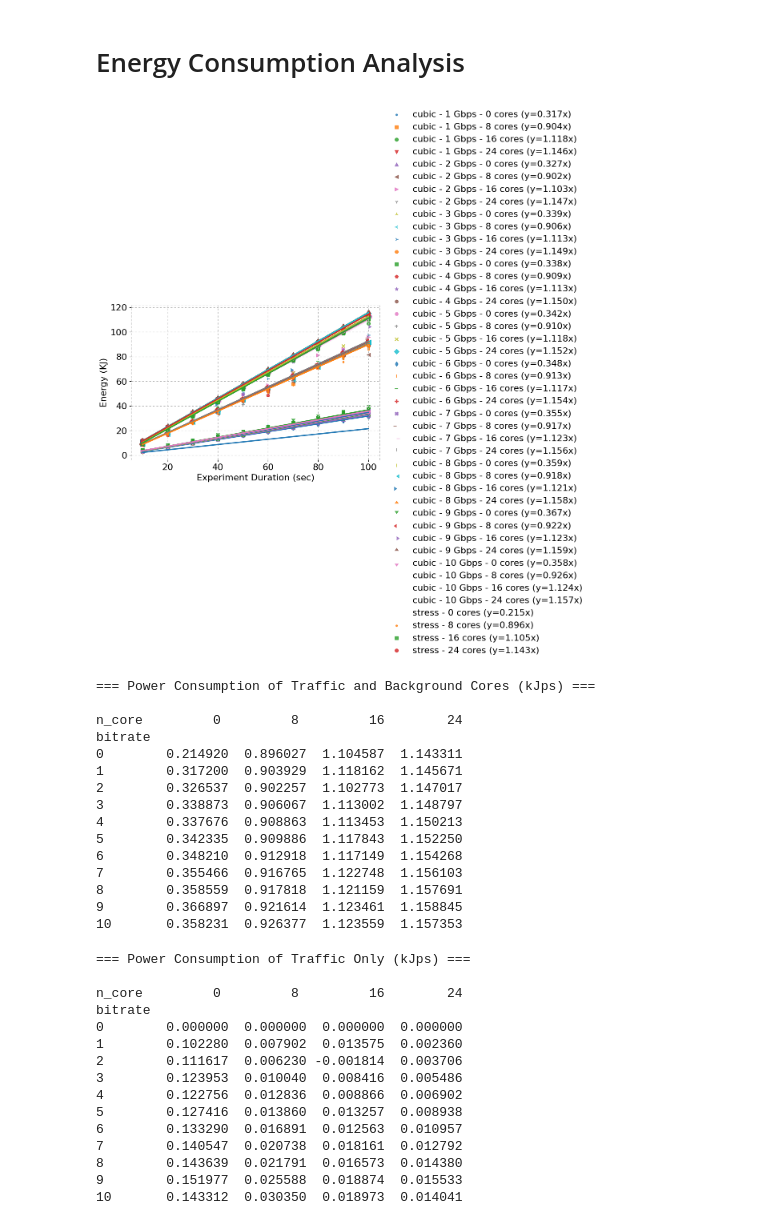
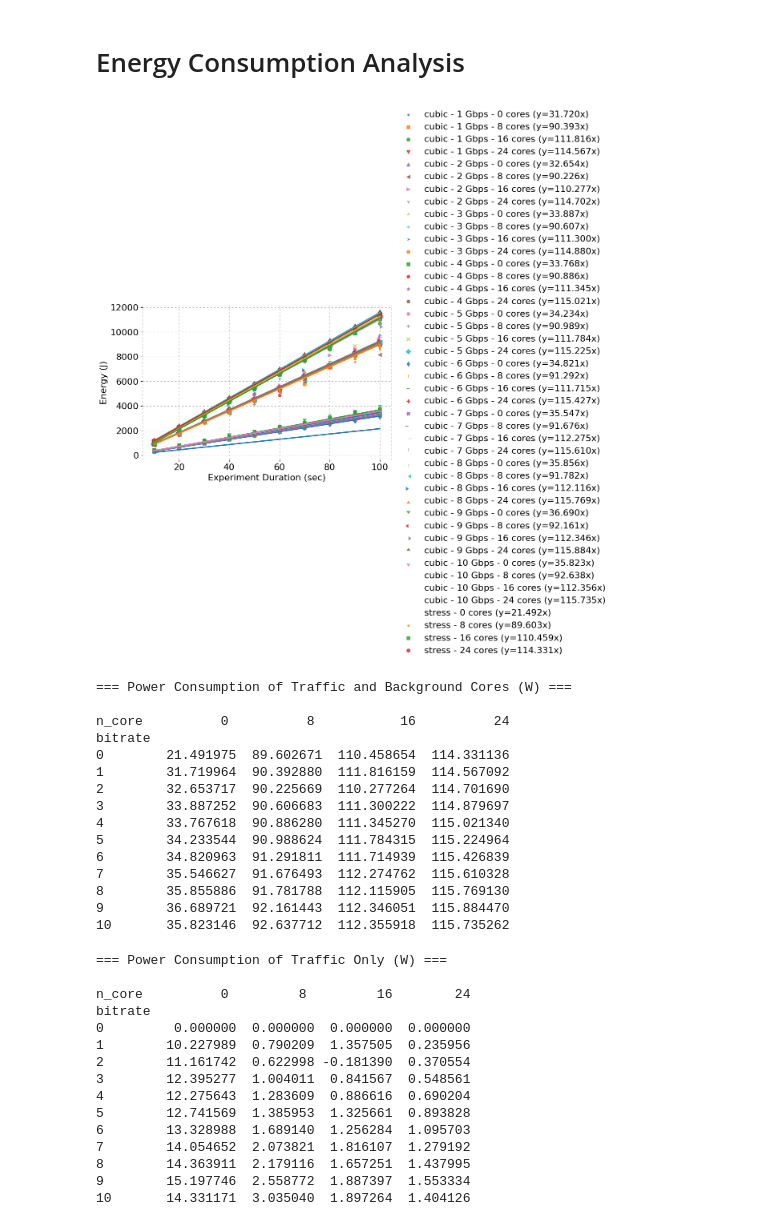
Before and after one commit to serhatarslan-hub/power-of-cc, a Jupyter notebook: analysis/iperf_analysis_for_energy_overhead.ipynb, the cells around one changed output. Drawn from its saved outputs; the diff is of its cells as text; code cells hidden in the pictures.

```diff
--- a/analysis/iperf_analysis_for_energy_overhead.ipynb
+++ b/analysis/iperf_analysis_for_energy_overhead.ipynb
@@ -38,7 +38,7 @@ if (SAVE_FIG):
 # Reading the Experiment Data
 # %%
 exp_df = energy_analysis_helpers.read_energy_log(exp_filename)
-exp_df['energy_kJ'] = exp_df['energy_uJ'] * 10e-9
+exp_df['energy_J'] = exp_df['energy_uJ'] / 1000000
 exp_df = energy_analysis_helpers.read_iperf_log(exp_df, data_folder)
 exp_df
 # %% [output]
@@ -104,62 +104,62 @@ for cca, df in exp_df.groupby('cc'):
 
     if (cca in ['stress', 'sleep']):
         for n_core, ddf in df.groupby('n_core'):
-            slope, _ = linear_regression(ddf['time_sec'], ddf['energy_kJ'], proportional=True)
+            slope, _ = linear_regression(ddf['time_sec'], ddf['energy_J'], proportional=True)
             label = '{} - {} cores (y={:.3f}x)'.format(cca, n_core, slope)
             energy_per_time_df.append([cca, 0, n_core, slope])
 
-            sns.regplot(ddf, x = 'time_sec', y = 'energy_kJ', label=label,
+            sns.regplot(ddf, x = 'time_sec', y = 'energy_J', label=label,
                         ax=plt.gca(), marker=list(Line2D.markers.keys())[marker])
             marker += 1
             marker %= len(list(Line2D.markers.keys()))
     else:
         for bitrate, ddf in df.groupby('bitrate'):
             for n_core, dddf in ddf.groupby('n_core'):
-                slope, _ = linear_regression(dddf['time_sec'], dddf['energy_kJ'], proportional=True)
+                slope, _ = linear_regression(dddf['time_sec'], dddf['energy_J'], proportional=True)
                 label = '{} - {} Gbps - {} cores (y={:.3f}x)'.format(cca, bitrate, n_core, slope)
                 energy_per_time_df.append([cca, bitrate, n_core, slope])
 
-                sns.regplot(dddf, x = 'time_sec', y = 'energy_kJ', label=label,
+                sns.regplot(dddf, x = 'time_sec', y = 'energy_J', label=label,
                             ax=plt.gca(),  marker=list(Line2D.markers.keys())[marker])
                 marker += 1
                 marker %= len(list(Line2D.markers.keys()))
-energy_per_time_df = pd.DataFrame(energy_per_time_df, columns=['cc', 'bitrate', 'n_core', 'kJps'])
+energy_per_time_df = pd.DataFrame(energy_per_time_df, columns=['cc', 'bitrate', 'n_core', 'power_W'])
 
 plt.xlabel('Experiment Duration (sec)', fontsize=FONT_SIZE)
-plt.ylabel('Energy (KJ)', fontsize=FONT_SIZE)
+plt.ylabel('Energy (J)', fontsize=FONT_SIZE)
 plt.xticks(fontsize=FONT_SIZE)
 plt.yticks(fontsize=FONT_SIZE)
 # plt.ylim((0,40))
 plt.xticks(rotation = 0)
 plt.grid(linestyle=LINE_STYLE)
 leg = plt.gca().legend(loc='center left', frameon=False, fontsize=FONT_SIZE,
                        bbox_to_anchor=(1., 0.5))
 # plt.setp(leg.get_title(),fontsize=FONT_SIZE)
 plt.gca().spines["right"].set_linestyle(LINE_STYLE)
 plt.gca().spines["right"].set_alpha(0.5)
 plt.gca().spines["right"].set_color('gray')
 plt.gca().spines["left"].set_linestyle(LINE_STYLE)
 plt.gca().spines["left"].set_alpha(0.5)
 plt.gca().spines["left"].set_color('gray')
 # plt.gca().spines["top"].set_visible(False)
 plt.gca().spines["top"].set_linestyle(LINE_STYLE)
 plt.gca().spines["top"].set_alpha(0.5)
 plt.gca().spines["top"].set_color('gray')
 plt.gca().spines["bottom"].set_visible(False)
 # plt.gca().spines["bottom"].set_linestyle(LINE_STYLE)
 # plt.gca().spines["bottom"].set_alpha(0.5)
 # plt.gca().spines["bottom"].set_color('gray')
 
 plt.tight_layout()
 # plt.subplots_adjust(right=0.3, top=0.1, bottom=0.05)
 
 if (SAVE_FIG):
     plt.savefig( out_dir + '/cubic_vs_stress_energy_fit.pdf')
     energy_per_time_df.to_csv(out_dir + '/energy_per_sec.csv',
                               encoding='utf-8', index=False)
 
 plt.show()
 # %% [output]
-[figure, old version]
+[figure, new version]
 # %%
 overhead_energy = \
@@ -169,43 +169,43 @@ energy_per_time_df['kJps_noOverhead'] = \
 # %%
-matrix = energy_per_time_df.pivot(index='bitrate', columns='n_core', values='kJps')
-print('=== Power Consumption of Traffic and Background Cores (kJps) ===\n')
+matrix = energy_per_time_df.pivot(index='bitrate', columns='n_core', values='power_W')
+print('=== Power Consumption of Traffic and Background Cores (W) ===\n')
 print(matrix)
 # %% [output]
-=== Power Consumption of Traffic and Background Cores (kJps) ===
+=== Power Consumption of Traffic and Background Cores (W) ===
 
-n_core         0         8         16        24
+n_core          0          8           16          24
 bitrate
-0        0.214920  0.896027  1.104587  1.143311
-1        0.317200  0.903929  1.118162  1.145671
-2        0.326537  0.902257  1.102773  1.147017
-3        0.338873  0.906067  1.113002  1.148797
-4        0.337676  0.908863  1.113453  1.150213
-5        0.342335  0.909886  1.117843  1.152250
-6        0.348210  0.912918  1.117149  1.154268
-7        0.355466  0.916765  1.122748  1.156103
-8        0.358559  0.917818  1.121159  1.157691
-9        0.366897  0.921614  1.123461  1.158845
-10       0.358231  0.926377  1.123559  1.157353
+0        21.491975  89.602671  110.458654  114.331136
+1        31.719964  90.392880  111.816159  114.567092
+2        32.653717  90.225669  110.277264  114.701690
+3        33.887252  90.606683  111.300222  114.879697
+4        33.767618  90.886280  111.345270  115.021340
+5        34.233544  90.988624  111.784315  115.224964
+6        34.820963  91.291811  111.714939  115.426839
+7        35.546627  91.676493  112.274762  115.610328
+8        35.855886  91.781788  112.115905  115.769130
+9        36.689721  92.161443  112.346051  115.884470
+10       35.823146  92.637712  112.355918  115.735262
 # %%
-matrix = energy_per_time_df.pivot(index='bitrate', columns='n_core', values='kJps_noOverhead')
-print('=== Power Consumption of Traffic Only (kJps) ===\n')
+matrix = energy_per_time_df.pivot(index='bitrate', columns='n_core', values='power_W_noOverhead')
+print('=== Power Consumption of Traffic Only (W) ===\n')
 print(matrix)
 # %% [output]
-=== Power Consumption of Traffic Only (kJps) ===
+=== Power Consumption of Traffic Only (W) ===
 
-n_core         0         8         16        24
+n_core          0         8         16        24
 bitrate
-0        0.000000  0.000000  0.000000  0.000000
-1        0.102280  0.007902  0.013575  0.002360
-2        0.111617  0.006230 -0.001814  0.003706
-3        0.123953  0.010040  0.008416  0.005486
-4        0.122756  0.012836  0.008866  0.006902
-5        0.127416  0.013860  0.013257  0.008938
-6        0.133290  0.016891  0.012563  0.010957
-7        0.140547  0.020738  0.018161  0.012792
-8        0.143639  0.021791  0.016573  0.014380
-9        0.151977  0.025588  0.018874  0.015533
-10       0.143312  0.030350  0.018973  0.014041
+0         0.000000  0.000000  0.000000  0.000000
+1        10.227989  0.790209  1.357505  0.235956
+2        11.161742  0.622998 -0.181390  0.370554
+3        12.395277  1.004011  0.841567  0.548561
+4        12.275643  1.283609  0.886616  0.690204
+5        12.741569  1.385953  1.325661  0.893828
+6        13.328988  1.689140  1.256284  1.095703
+7        14.054652  2.073821  1.816107  1.279192
+8        14.363911  2.179116  1.657251  1.437995
+9        15.197746  2.558772  1.887397  1.553334
+10       14.331171  3.035040  1.897264  1.404126
 # %%
 plt.figure(figsize=FIG_SIZE)
 marker = 2
```
Also changed, not shown: parts of 5 cells of this notebook, 43 other files.
